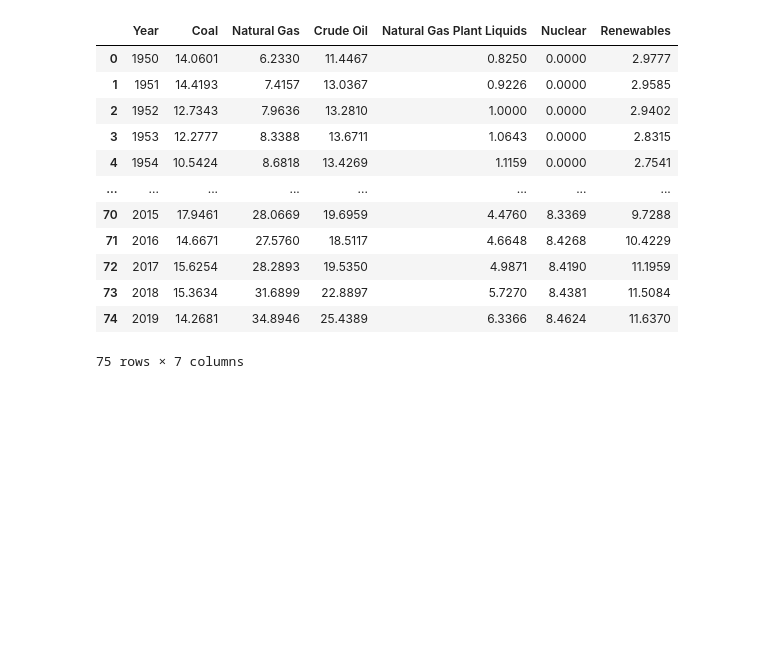
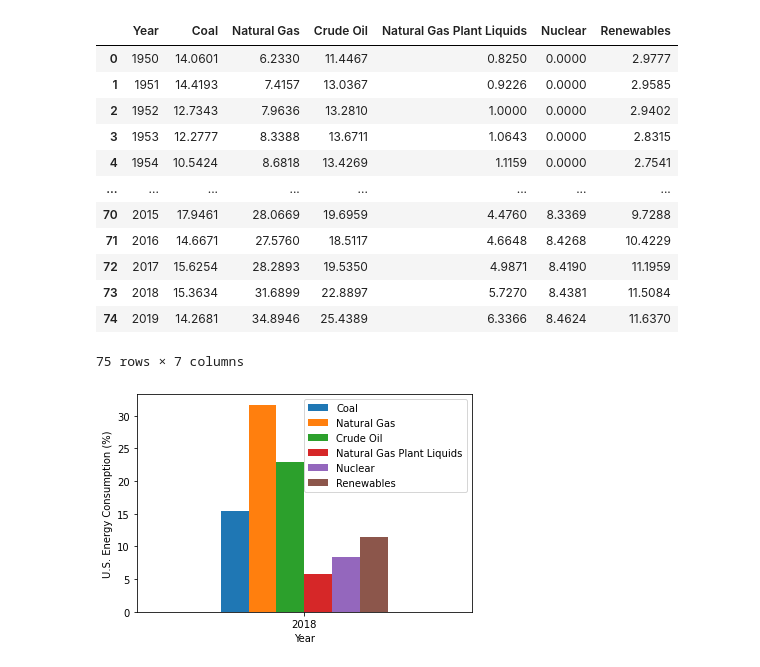
Before and after one commit to sunwoo-kim20/global-climate-change-analysis, a Jupyter notebook: state income and emissions.ipynb, the cells around one changed output. Saved outputs shown, nothing was run; the diff lists cells and outputs as text; code cells hidden in the pictures; blank space fills up the shorter version.

```diff
--- a/state income and emissions.ipynb
+++ b/state income and emissions.ipynb
@@ -199,3 +212,17 @@ energy_source_data
 | 73 | 2018 | 15.3634 | 31.6899 | 22.8897 | 5.7270 | 8.4381 | 11.5084 |
 | 74 | 2019 | 14.2681 | 34.8946 | 25.4389 | 6.3366 | 8.4624 | 11.6370 |
 75 rows × 7 columns
+# %%
+#create dataframe f0r 2018 energy source data
+energy_source_data = energy_source_data.loc[energy_source_data["Year"] == 2018]
+energy_source_data = energy_source_data.drop_duplicates(subset=None)
+energy_source_data = energy_source_data.set_index("Year")
+
+#creat bar graph
+energy_source_data.plot(kind='bar')
+plt.ylabel("U.S. Energy Consumption (%)")
+plt.xticks(rotation="horizontal")
+
+plt.show()
+# %% [output]
+[figure, added]
```
Also changed, not shown: parts of 7 cells of this notebook.
